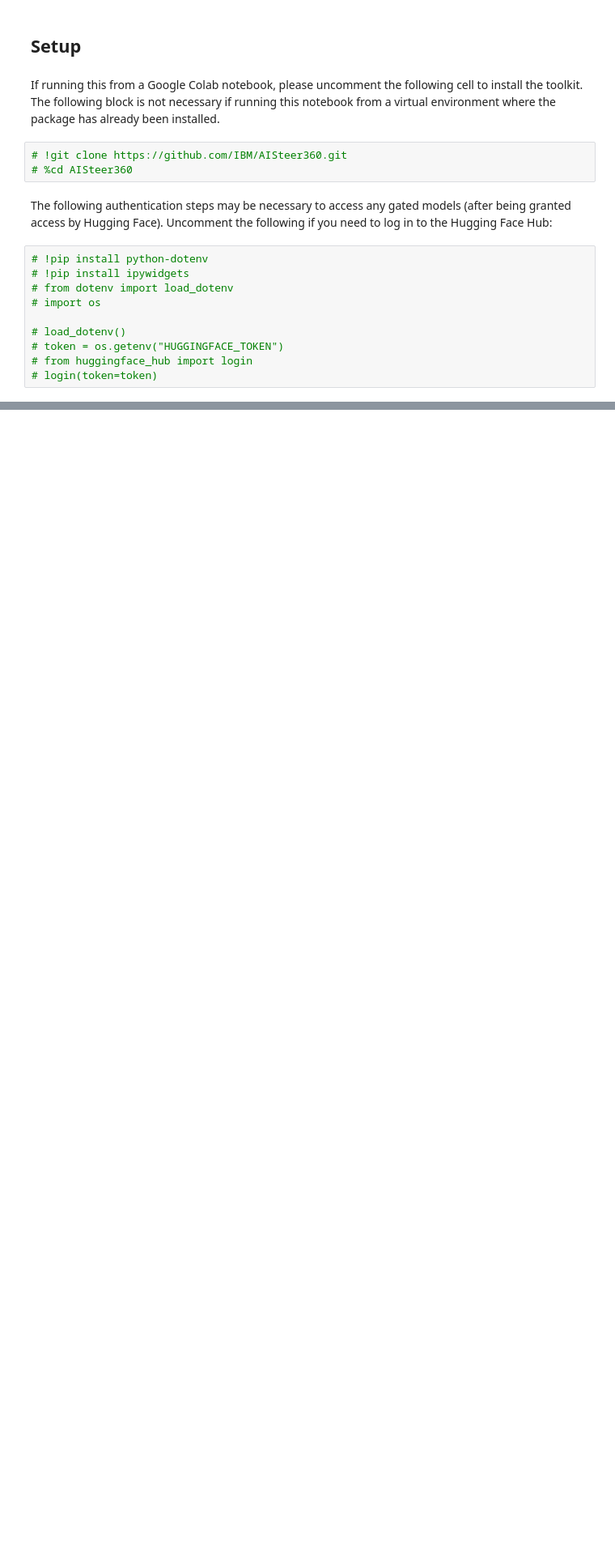
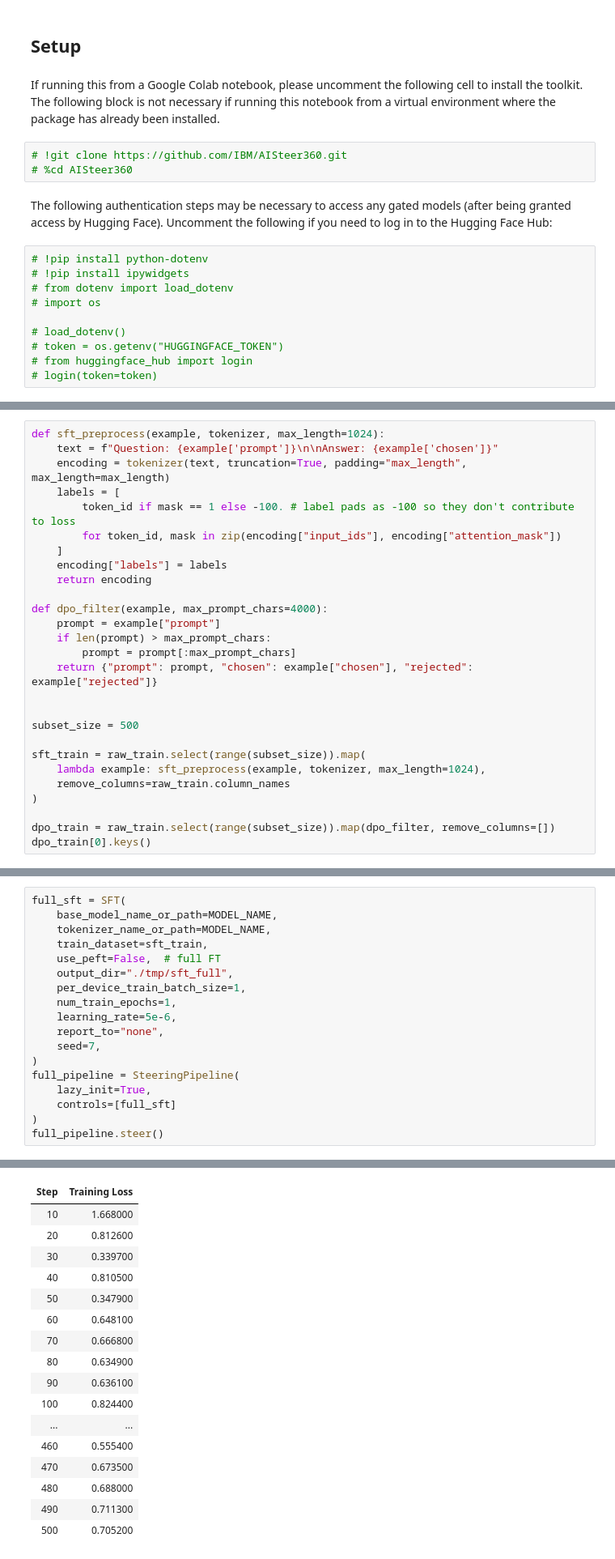
Before and after one commit to IBM/AISteer360, a Jupyter notebook: notebooks/controls/trl_wrapper.ipynb, the cells around one changed output, grey strips where cells are left out. Shown at 81% size. Saved outputs shown, nothing was run; the diff lists cells and outputs as text; blank space fills up the shorter version.

```diff
--- a/notebooks/controls/trl_wrapper.ipynb
+++ b/notebooks/controls/trl_wrapper.ipynb
@@ -435,0 +65,27 @@ print(steered_response)
+# %%
+def sft_preprocess(example, tokenizer, max_length=1024):
+    text = f"Question: {example['prompt']}\n\nAnswer: {example['chosen']}"
+    encoding = tokenizer(text, truncation=True, padding="max_length", max_length=max_length)
+    labels = [
+        token_id if mask == 1 else -100. # label pads as -100 so they don't contribute to loss
+        for token_id, mask in zip(encoding["input_ids"], encoding["attention_mask"])
+    ]
+    encoding["labels"] = labels
+    return encoding
+
+def dpo_filter(example, max_prompt_chars=4000):
+    prompt = example["prompt"]
+    if len(prompt) > max_prompt_chars:
+        prompt = prompt[:max_prompt_chars]
+    return {"prompt": prompt, "chosen": example["chosen"], "rejected": example["rejected"]}
+
+
+subset_size = 500
+
+sft_train = raw_train.select(range(subset_size)).map(
+    lambda example: sft_preprocess(example, tokenizer, max_length=1024),
+    remove_columns=raw_train.column_names
+)
+
+dpo_train = raw_train.select(range(subset_size)).map(dpo_filter, remove_columns=[])
+dpo_train[0].keys()
@@ -435,0 +417,19 @@ print(steered_response)
+# %%
+full_sft = SFT(
+    base_model_name_or_path=MODEL_NAME,
+    tokenizer_name_or_path=MODEL_NAME,
+    train_dataset=sft_train,
+    use_peft=False,  # full FT
+    output_dir="./tmp/sft_full",
+    per_device_train_batch_size=1,
+    num_train_epochs=1,
+    learning_rate=5e-6,
+    report_to="none",
+    seed=7,
+)
+full_pipeline = SteeringPipeline(
+    lazy_init=True,
+    controls=[full_sft]
+)
+full_pipeline.steer()
+# %% [output]
@@ -435,0 +438,17 @@ print(steered_response)
+| Step | Training Loss |
+| 10 | 1.668000 |
+| 20 | 0.812600 |
+| 30 | 0.339700 |
+| 40 | 0.810500 |
+| 50 | 0.347900 |
+| 60 | 0.648100 |
+| 70 | 0.666800 |
+| 80 | 0.634900 |
+| 90 | 0.636100 |
+| 100 | 0.824400 |
+| ... | ... |
+| 460 | 0.555400 |
+| 470 | 0.673500 |
+| 480 | 0.688000 |
+| 490 | 0.711300 |
+| 500 | 0.705200 |
```
Also changed, not shown: parts of 87 cells of this notebook, 2 other files.
